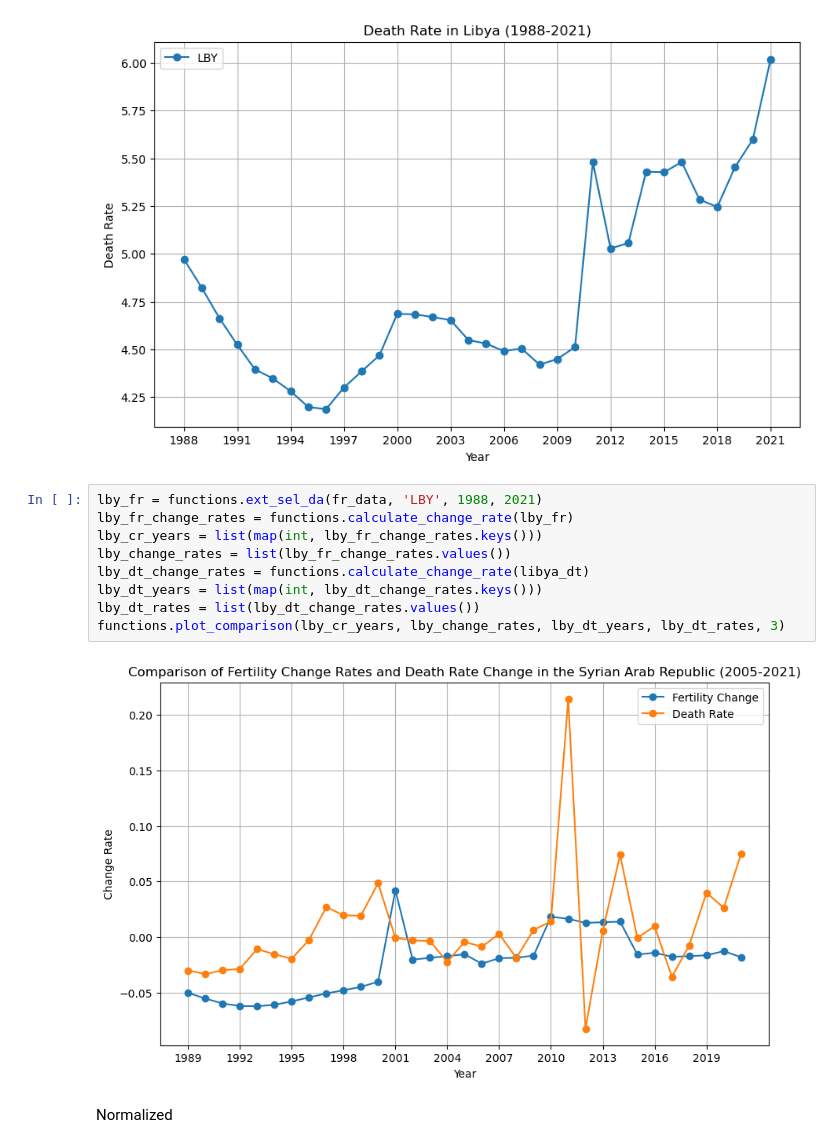
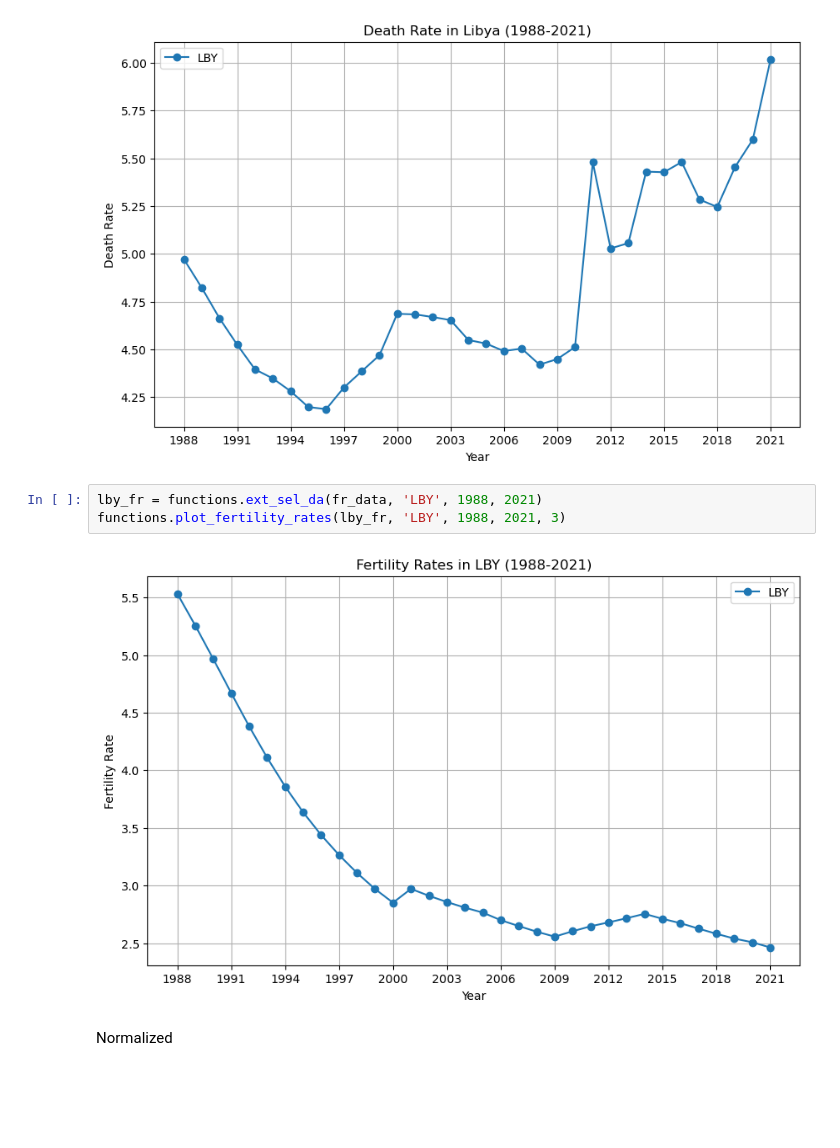
Before and after one commit to Huahuahaha/2023Fall_Projects, a Jupyter notebook: Hypothesis Report.ipynb, the cells around one changed output. Cells and saved outputs as stored; diff of their text form; blank space fills up the shorter version.

```diff
--- a/Hypothesis Report.ipynb
+++ b/Hypothesis Report.ipynb
@@ -180,15 +153,9 @@ functions.plot_dt_draw(libya_dt, 'LBY', 'Libya', 3)
 [figure]
 # %%
 lby_fr = functions.ext_sel_da(fr_data, 'LBY', 1988, 2021)
-lby_fr_change_rates = functions.calculate_change_rate(lby_fr)
-lby_cr_years = list(map(int, lby_fr_change_rates.keys()))
-lby_change_rates = list(lby_fr_change_rates.values())
-lby_dt_change_rates = functions.calculate_change_rate(libya_dt)
-lby_dt_years = list(map(int, lby_dt_change_rates.keys()))
-lby_dt_rates = list(lby_dt_change_rates.values())
-functions.plot_comparison(lby_cr_years, lby_change_rates, lby_dt_years, lby_dt_rates, 3)
+functions.plot_fertility_rates(lby_fr, 'LBY', 1988, 2021, 3)
 # %% [output]
-[figure, old version]
+[figure, new version]
 # %% [markdown]
 Normalized
 # %%
```
Also changed, not shown: parts of 12 cells of this notebook, 1 other file.
